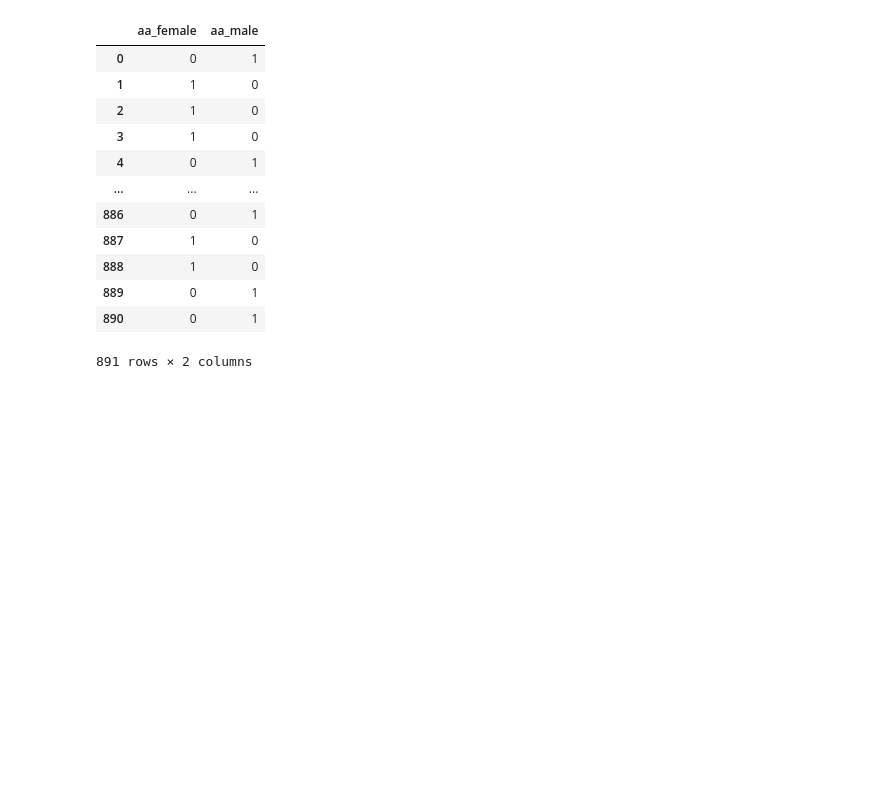
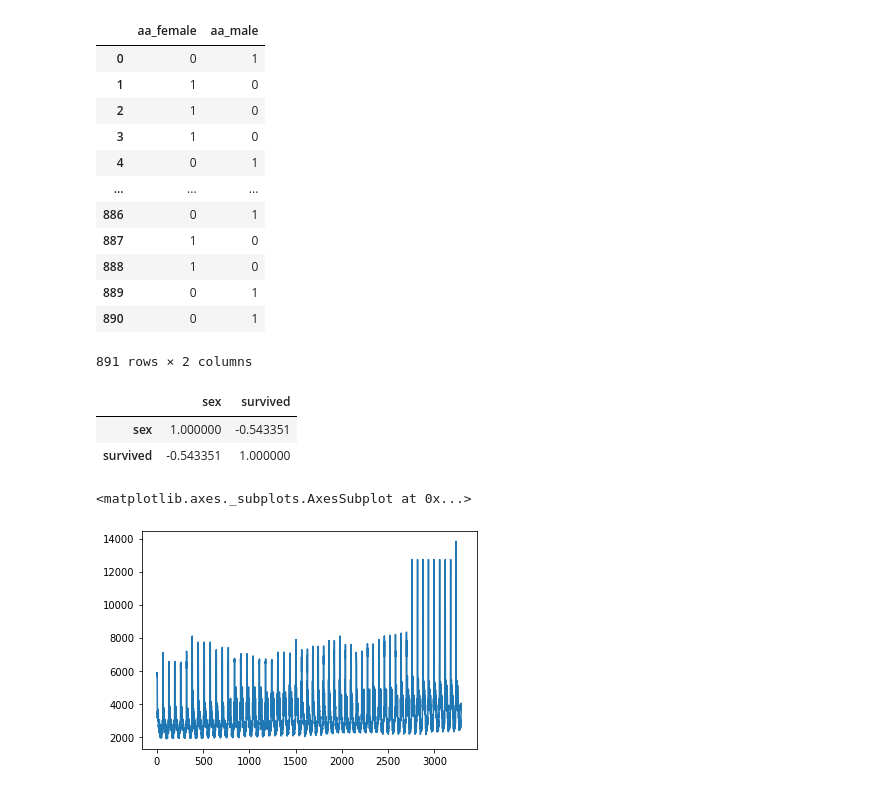
Before and after one commit to chi-hun/pandas-note, a Jupyter notebook: pandas_note.ipynb, the cells around one changed output. Drawn from its saved outputs; the diff is of its cells as text; code cells hidden in the pictures; blank space fills up the shorter version.

```diff
--- a/pandas_note.ipynb
+++ b/pandas_note.ipynb
@@ -628,3 +628,20 @@ pd.get_dummies(df['sex'],prefix='aa')
 | 889 | 0 | 1 |
 | 890 | 0 | 1 |
 891 rows × 2 columns
+# %%
+df = sns.load_dataset('titanic')
+df['sex'] = df['sex'].apply(lambda x : 1 if x=='male' else 0)
+df.loc[:,['sex','survived']].corr()
+# %% [output]
+|  | sex | survived |
+| sex | 1.000000 | -0.543351 |
+| survived | -0.543351 | 1.000000 |
+# %%
+import pandas as pd
+df = pd.read_csv('house-price.csv')
+df['연월'] = df['연도'].astype(str) +'. '+ df['월'] .astype(str)
+df.head(10)
+df['분양가'].plot(kind='line')
+# %% [output]
+<matplotlib.axes._subplots.AxesSubplot at 0x...>
+[figure, added]
```
Also changed, not shown: parts of 5 cells of this notebook.
